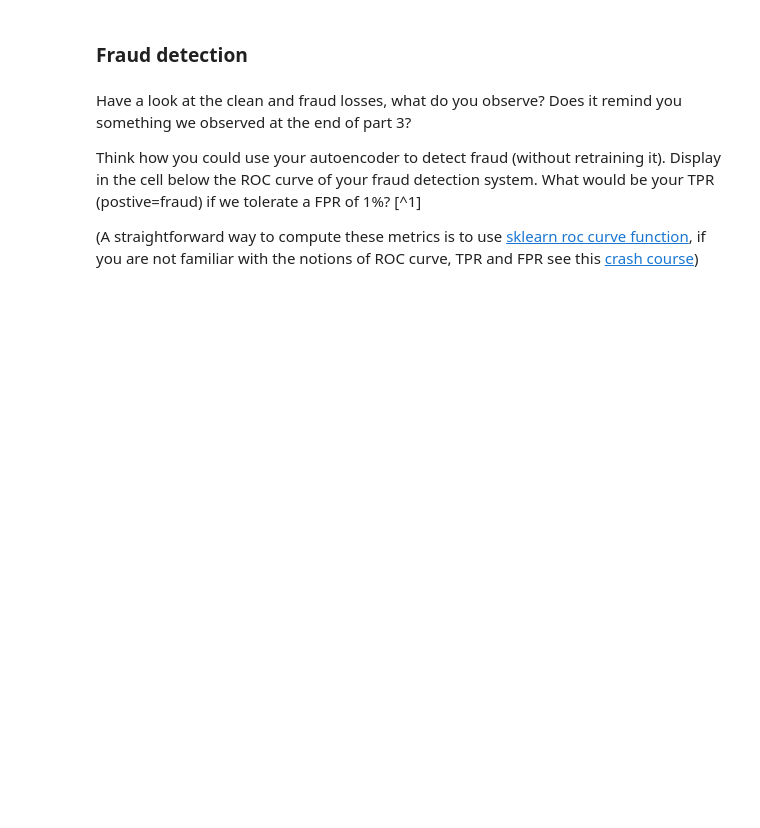
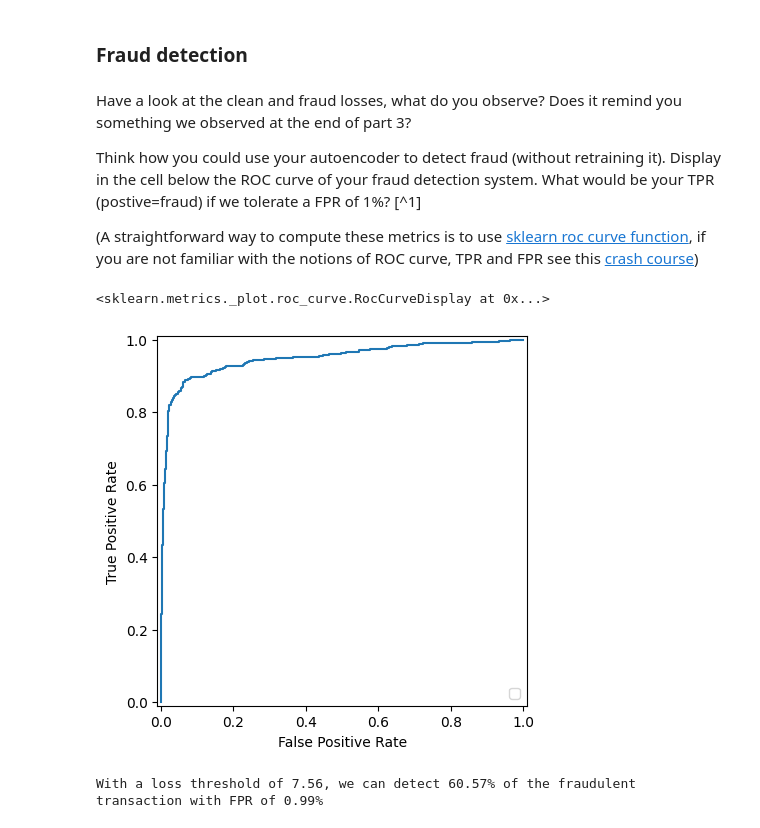
Before and after one commit to mehslambo/deepl-practicals, a Jupyter notebook: practicals/P1.2_Word_embedding_and_autoencoder.ipynb, the cells around one changed output. Drawn from its saved outputs; the diff is of its cells as text; code cells hidden in the pictures; blank space fills up the shorter version.

```diff
--- a/practicals/P1.2_Word_embedding_and_autoencoder.ipynb
+++ b/practicals/P1.2_Word_embedding_and_autoencoder.ipynb
@@ -1018,0 +1008,14 @@ Think how you could use your autoencoder to detect fraud (without retraining it)
+# %%
+# === ADD CODE HERE ===
+from sklearn.metrics import roc_curve, RocCurveDisplay
+fpr, tpr, thresholds = roc_curve(y_true = [0 for _ in range(len(clean_losses))]+[1 for _ in range(len(fraud_losses))],y_score=clean_losses+fraud_losses)
+display = RocCurveDisplay(fpr=fpr,tpr=tpr)
+display.plot()
+# %% [output]
+<sklearn.metrics._plot.roc_curve.RocCurveDisplay at 0x...>
+[figure, added]
+# %%
+i = sum(fpr<0.01)-1
+print(f"With a loss threshold of {thresholds[i]:.2f}, we can detect {tpr[i]*100:.2f}% of the fraudulent transaction with FPR of {fpr[i]*100:.2f}%")
+# %% [output]
+With a loss threshold of 7.56, we can detect 60.57% of the fraudulent transaction with FPR of 0.99%
```
Also changed, not shown: parts of 4 cells of this notebook.
